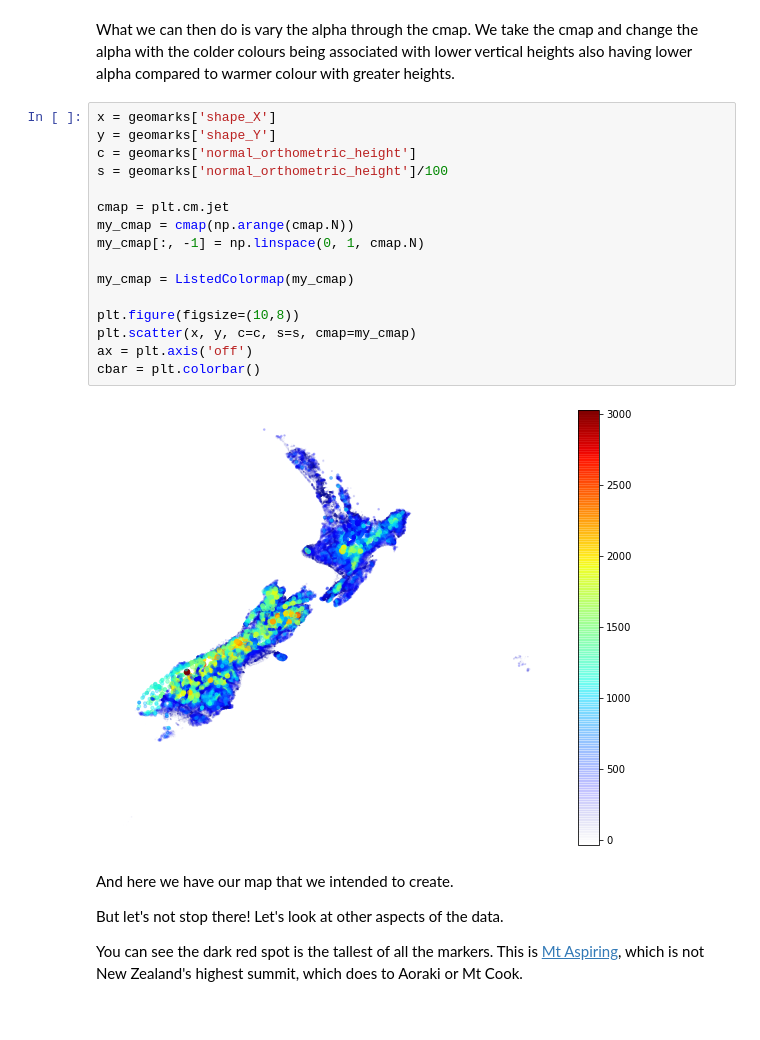
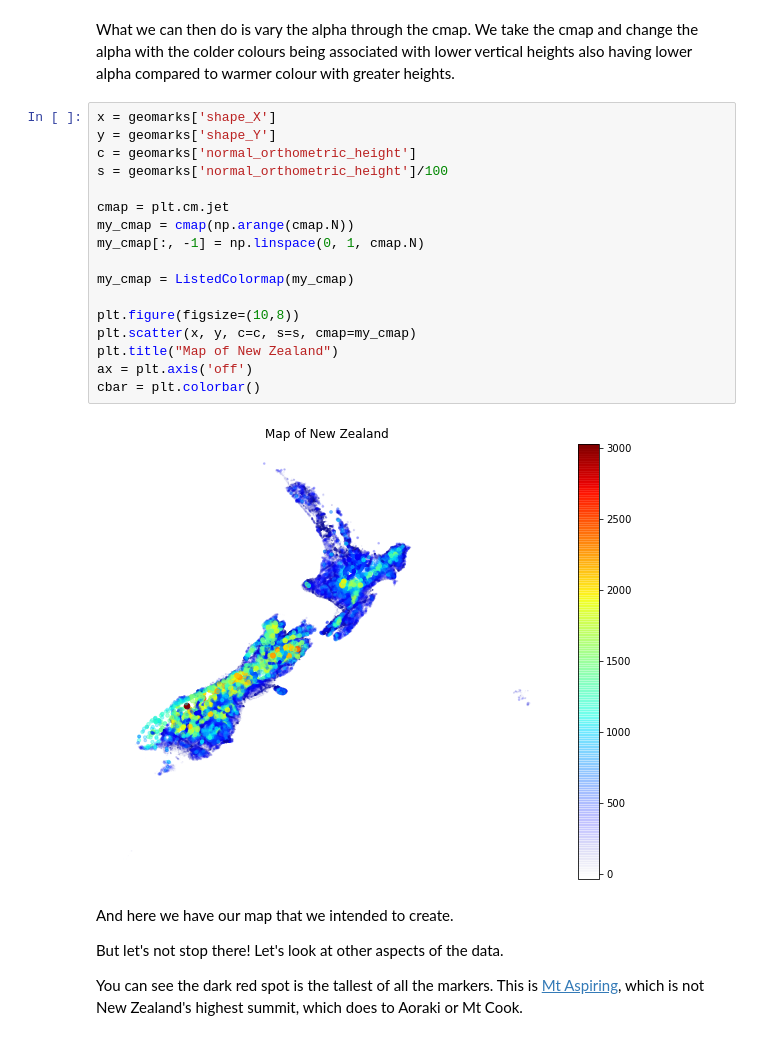
Before and after one commit to ShivanS93/MapOfNZ, a Jupyter notebook: Map_of_NZ_using_Geo_Markers.ipynb, the cells around one changed output. Cells and saved outputs as stored; diff of their text form.

```diff
--- a/Map_of_NZ_using_Geo_Markers.ipynb
+++ b/Map_of_NZ_using_Geo_Markers.ipynb
@@ -178,21 +178,22 @@ What we can then do is vary the alpha through the cmap. We take the cmap and cha
 # %%
 x = geomarks['shape_X']
 y = geomarks['shape_Y']
 c = geomarks['normal_orthometric_height']
 s = geomarks['normal_orthometric_height']/100
 
 cmap = plt.cm.jet
 my_cmap = cmap(np.arange(cmap.N))
 my_cmap[:, -1] = np.linspace(0, 1, cmap.N)
 
 my_cmap = ListedColormap(my_cmap)
 
 plt.figure(figsize=(10,8))
 plt.scatter(x, y, c=c, s=s, cmap=my_cmap)
+plt.title("Map of New Zealand")
 ax = plt.axis('off')
 cbar = plt.colorbar()
 # %% [output]
-[figure, old version]
+[figure, new version]
 # %% [markdown]
 And here we have our map that we intended to create.
 
```
